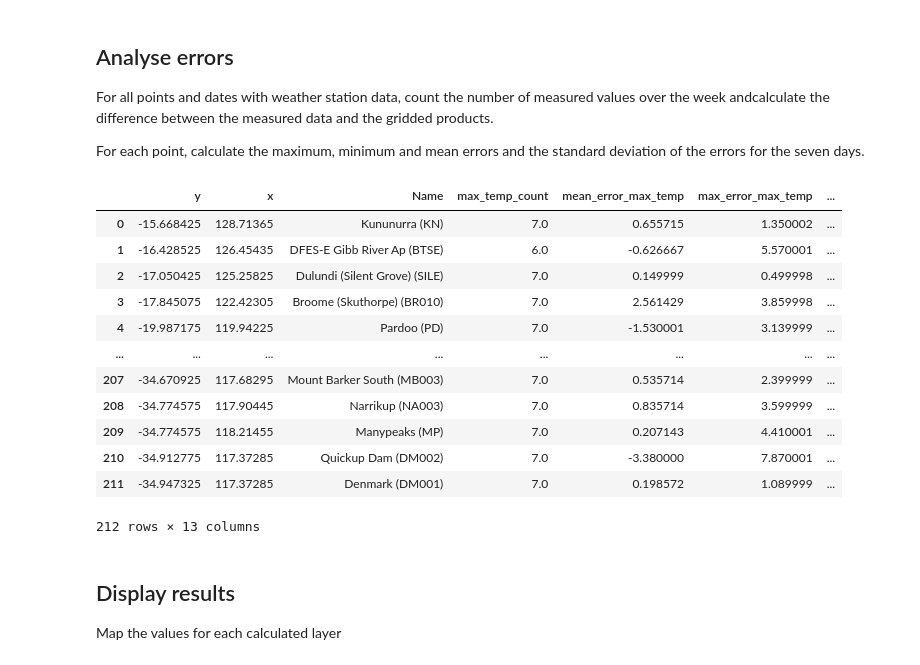
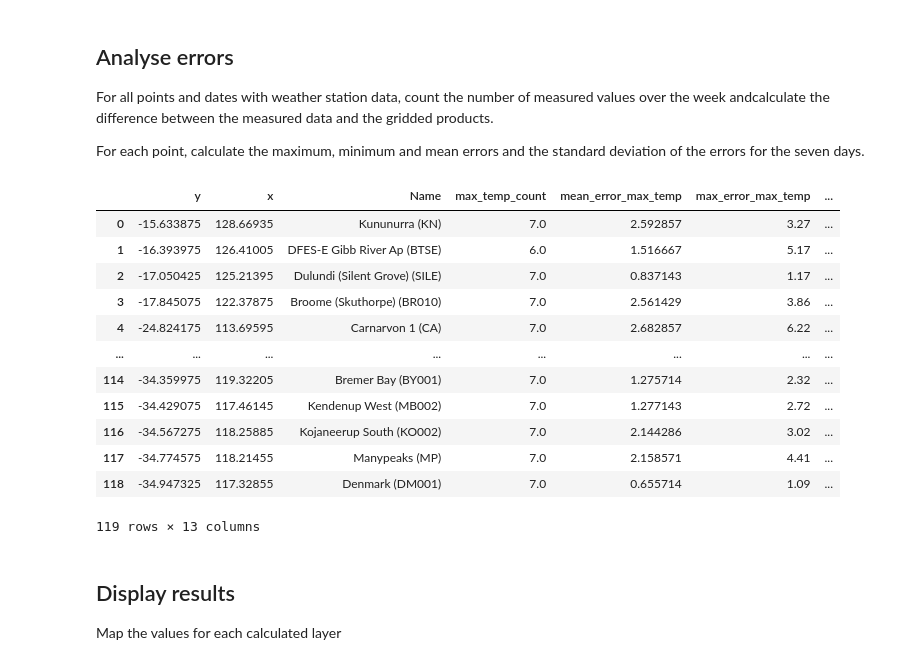
Before and after one commit to aus-plant-phenomics-network/mccn-case-studies, a Jupyter notebook: Case 4/MCCN-CASE 4.ipynb, the cells around one changed output. Saved outputs shown, nothing was run; the diff lists cells and outputs as text; code cells hidden in the pictures.

```diff
--- a/Case 4/MCCN-CASE 4.ipynb
+++ b/Case 4/MCCN-CASE 4.ipynb
@@ -45,24 +45,25 @@ from xarray.groupers import TimeResampler
 ## Data Paths
 # %%
 # Paths to current folder and scratch folder for working files
-current_folder = os.getcwd()
-source_folder = os.path.join(current_folder, "source_data")
-scratch_folder = os.path.join(current_folder, "scratch")
-if not os.path.exists(scratch_folder):
-    os.makedirs(scratch_folder)
+current_folder = Path.cwd()
+source_folder = current_folder / "source_data"
+scratch_folder = current_folder/"scratch"
+if not scratch_folder.exists():
+    scratch_folder.mkdir()
+
 
 # Paths to data from weather stations
-weather_stations = os.path.join(source_folder, "DPIRD_weather_stations.json")
-weather_maxima_source = os.path.join(source_folder, "10DAY_MAX_AIRTEMPERATURE_20250414162054.csv")
-weather_minima_source = os.path.join(source_folder, "10DAY_MIN_AIRTEMPERATURE_20250414162111.csv")
+weather_stations = source_folder/ "DPIRD_weather_stations.json"
+weather_maxima_source = source_folder/ "10DAY_MAX_AIRTEMPERATURE_20250414162054.csv"
+weather_minima_source = source_folder/ "10DAY_MIN_AIRTEMPERATURE_20250414162111.csv"
 
 # Paths for outputs merging coordinates and CSV data for weather stations
-weather_maxima = os.path.join(scratch_folder, "weather_maximum_readings.csv")
-weather_minima = os.path.join(scratch_folder, "weather_minimum_readings.csv")
+weather_maxima = scratch_folder/ "weather_maximum_readings.csv"
+weather_minima = scratch_folder/ "weather_minimum_readings.csv"
 
 # Lists of paths for Geotiffs from BOM data
-maxima_layers = {f: os.path.join(source_folder, f) for f in os.listdir(source_folder) if f.startswith("mean_max") and os.path.splitext(f)[1] == ".tiff"}
-minima_layers = {f: os.path.join(source_folder, f) for f in os.listdir(source_folder) if f.startswith("mean_min") and os.path.splitext(f)[1] == ".tiff"}
+maxima_layers = {f.name: f for f in source_folder.iterdir() if not f.is_dir() and f.name.startswith("mean_max") and f.name.endswith(".tiff")}
+minima_layers = {f.name: f for f in source_folder.iterdir() if not f.is_dir() and f.name.startswith("mean_min") and f.name.endswith(".tiff")}
 # %% [markdown]
 ## Prepare weather station data
 Read coordinates from JSON weather station metadata. Join these coordinates with the maximum and minimum air temperature readings. Drop values for the three dates preceding the BOM layers. Reshape the data to one value per row. Save using the output paths.
@@ -283,55 +262,57 @@ For each point, calculate the maximum, minimum and mean errors and the standard
 ds["max_temp_count"] = ds["MaxTemp"].count(dim="time")
 ds["max_temp_count"] = ds["max_temp_count"].where(ds["max_temp_count"] > 0, np.nan)
 ds["error_max_temp"] = ds["MaxTemp"].where(ds["MaxTemp"] == np.nan, ds["MaxTemp"] - ds["max_temp_gridded"])
+ds["error_max_temp"] = ds["error_max_temp"].where(ds["error_max_temp"] > 0, -ds["error_max_temp"])
 ds["mean_error_max_temp"] = ds["error_max_temp"].mean(dim="time")
-ds["max_error_max_temp"] = ds["error_max_temp"].where(ds["error_max_temp"] > 0, -ds["error_max_temp"]).max(dim="time")
-ds["min_error_max_temp"] = ds["error_max_temp"].where(ds["error_max_temp"] > 0, -ds["error_max_temp"]).min(dim="time")
+ds["max_error_max_temp"] = ds["error_max_temp"].max(dim="time")
+ds["min_error_max_temp"] = ds["error_max_temp"].min(dim="time")
 ds["std_error_max_temp"] = ds["error_max_temp"].std(dim="time")
 
 # Calculations for minimum temperatures
 ds["min_temp_count"] = ds["MinTemp"].count(dim="time")
 ds["min_temp_count"] = ds["min_temp_count"].where(ds["min_temp_count"] > 0, np.nan)
 ds["error_min_temp"] = ds["MinTemp"].where(ds["MinTemp"] == np.nan, ds["MinTemp"] - ds["min_temp_gridded"])
+ds["error_min_temp"] = ds["error_min_temp"].where(ds["error_min_temp"] > 0, -ds["error_min_temp"])
 ds["mean_error_min_temp"] = ds["error_min_temp"].mean(dim="time")
-ds["max_error_min_temp"] = ds["error_min_temp"].where(ds["error_min_temp"] > 0, -ds["error_min_temp"]).max(dim="time")
-ds["min_error_min_temp"] = ds["error_min_temp"].where(ds["error_min_temp"] > 0, -ds["error_min_temp"]).min(dim="time")
+ds["max_error_min_temp"] = ds["error_min_temp"].max(dim="time")
+ds["min_error_min_temp"] = ds["error_min_temp"].min(dim="time")
 ds["std_error_min_temp"] = ds["error_min_temp"].std(dim="time")
 
 # Generate pandas dataframe with values for analysis
 computed_layers = [
     "max_temp_count",
     "mean_error_max_temp",
     "max_error_max_temp",
     "min_error_max_temp",
     "std_error_max_temp",
     "min_temp_count",
     "mean_error_min_temp",
     "max_error_min_temp",
     "min_error_min_temp",
     "std_error_min_temp"
 ]
 da = ds[["Name"]+computed_layers].to_dataframe().drop(columns="spatial_ref").dropna(axis=0).reset_index()
+da = da.loc[da["Name"] > 0].reset_index().drop(columns=["index","time"]).drop_duplicates()
 
 # Restore actual station names
-reverse_dict = {v: k for k, v in name_dict.items()}
-da["Name"] = da["Name"].map(lambda x: reverse_dict[int(x)])
+da["Name"] = da["Name"].map(lambda x: ds.attrs["Name"][int(x)])
 
 # Display
 da
 # %% [output]
 |  | y | x | Name | max_temp_count | mean_error_max_temp | max_error_max_temp | ... |
-| 0 | -15.668425 | 128.71365 | Kununurra (KN) | 7.0 | 0.655715 | 1.350002 | ... |
-| 1 | -16.428525 | 126.45435 | DFES-E Gibb River Ap (BTSE) | 6.0 | -0.626667 | 5.570001 | ... |
-| 2 | -17.050425 | 125.25825 | Dulundi (Silent Grove) (SILE) | 7.0 | 0.149999 | 0.499998 | ... |
-| 3 | -17.845075 | 122.42305 | Broome (Skuthorpe) (BR010) | 7.0 | 2.561429 | 3.859998 | ... |
-| 4 | -19.987175 | 119.94225 | Pardoo (PD) | 7.0 | -1.530001 | 3.139999 | ... |
+| 0 | -15.633875 | 128.66935 | Kununurra (KN) | 7.0 | 2.592857 | 3.27 | ... |
+| 1 | -16.393975 | 126.41005 | DFES-E Gibb River Ap (BTSE) | 6.0 | 1.516667 | 5.17 | ... |
+| 2 | -17.050425 | 125.21395 | Dulundi (Silent Grove) (SILE) | 7.0 | 0.837143 | 1.17 | ... |
+| 3 | -17.845075 | 122.37875 | Broome (Skuthorpe) (BR010) | 7.0 | 2.561429 | 3.86 | ... |
+| 4 | -24.824175 | 113.69595 | Carnarvon 1 (CA) | 7.0 | 2.682857 | 6.22 | ... |
 | ... | ... | ... | ... | ... | ... | ... | ... |
-| 207 | -34.670925 | 117.68295 | Mount Barker South (MB003) | 7.0 | 0.535714 | 2.399999 | ... |
-| 208 | -34.774575 | 117.90445 | Narrikup (NA003) | 7.0 | 0.835714 | 3.599999 | ... |
-| 209 | -34.774575 | 118.21455 | Manypeaks (MP) | 7.0 | 0.207143 | 4.410001 | ... |
-| 210 | -34.912775 | 117.37285 | Quickup Dam (DM002) | 7.0 | -3.380000 | 7.870001 | ... |
-| 211 | -34.947325 | 117.37285 | Denmark (DM001) | 7.0 | 0.198572 | 1.089999 | ... |
+| 114 | -34.359975 | 119.32205 | Bremer Bay (BY001) | 7.0 | 1.275714 | 2.32 | ... |
+| 115 | -34.429075 | 117.46145 | Kendenup West (MB002) | 7.0 | 1.277143 | 2.72 | ... |
+| 116 | -34.567275 | 118.25885 | Kojaneerup South (KO002) | 7.0 | 2.144286 | 3.02 | ... |
+| 117 | -34.774575 | 118.21455 | Manypeaks (MP) | 7.0 | 2.158571 | 4.41 | ... |
+| 118 | -34.947325 | 117.32855 | Denmark (DM001) | 7.0 | 0.655714 | 1.09 | ... |
-212 rows × 13 columns
+119 rows × 13 columns
 # %% [markdown]
 ## Display results
 Map the values for each calculated layer
```
Also changed, not shown: parts of 11 cells of this notebook.
